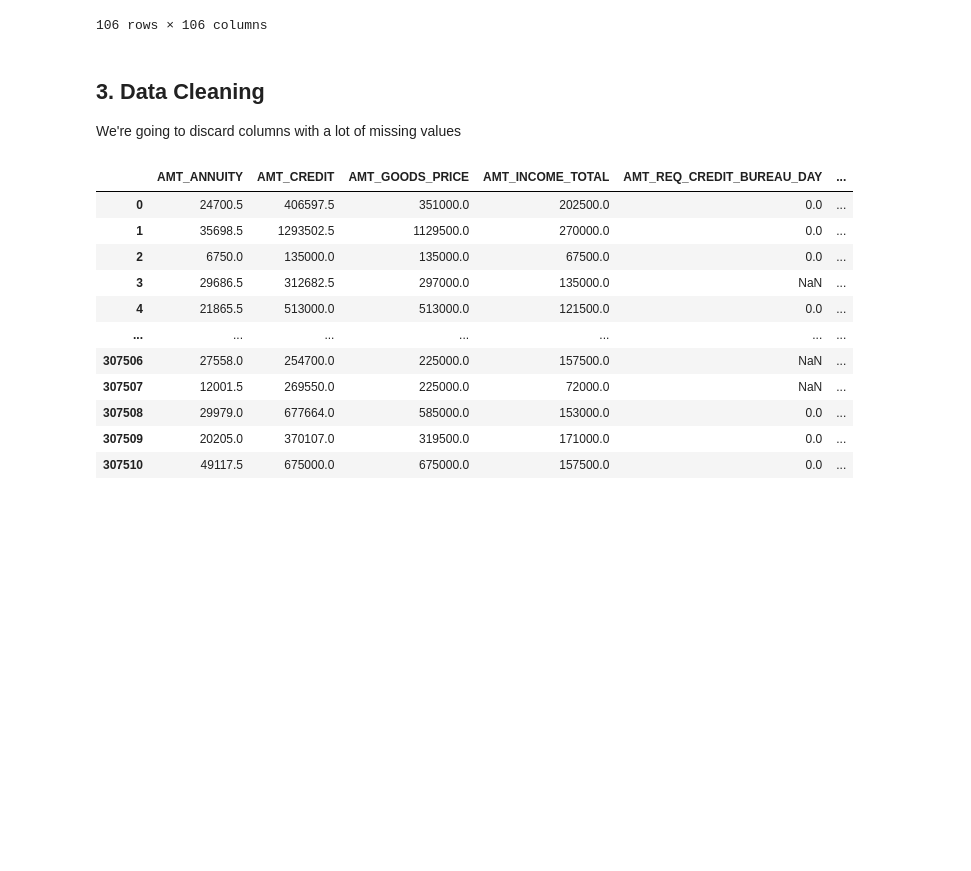
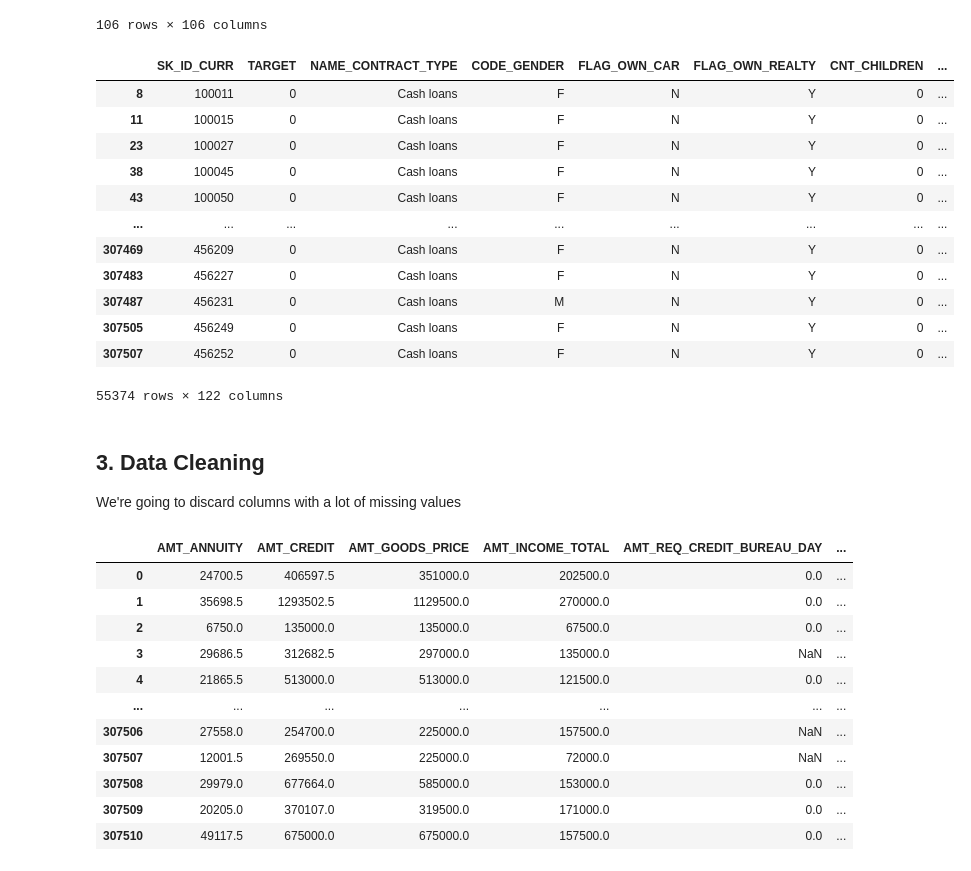
Before and after one commit to Anghelo-Salirrosas/CreditCardFraudProject, a Jupyter notebook: notebooks/1.DataPreparation.ipynb, the cells around one changed output. Saved outputs shown, nothing was run; the diff lists cells and outputs as text; code cells hidden in the pictures; blank space fills up the shorter version.

```diff
--- a/notebooks/1.DataPreparation.ipynb
+++ b/notebooks/1.DataPreparation.ipynb
@@ -104,6 +104,22 @@ original_data.corr(numeric_only=True)
 | AMT_REQ_CREDIT_BUREAU_QRT | 0.001025 | -0.002022 | -0.007836 | 0.004859 | 0.015925 | 0.010124 | 0.016432 | ... |
 | AMT_REQ_CREDIT_BUREAU_YEAR | 0.004659 | 0.019930 | -0.041550 | 0.011690 | -0.048448 | -0.011320 | -0.050998 | ... |
 106 rows × 106 columns
+# %%
+original_data[original_data['DAYS_EMPLOYED']==365243]
+# %% [output]
+|  | SK_ID_CURR | TARGET | NAME_CONTRACT_TYPE | CODE_GENDER | FLAG_OWN_CAR | FLAG_OWN_REALTY | CNT_CHILDREN | ... |
+| 8 | 100011 | 0 | Cash loans | F | N | Y | 0 | ... |
+| 11 | 100015 | 0 | Cash loans | F | N | Y | 0 | ... |
+| 23 | 100027 | 0 | Cash loans | F | N | Y | 0 | ... |
+| 38 | 100045 | 0 | Cash loans | F | N | Y | 0 | ... |
+| 43 | 100050 | 0 | Cash loans | F | N | Y | 0 | ... |
+| ... | ... | ... | ... | ... | ... | ... | ... | ... |
+| 307469 | 456209 | 0 | Cash loans | F | N | Y | 0 | ... |
+| 307483 | 456227 | 0 | Cash loans | F | N | Y | 0 | ... |
+| 307487 | 456231 | 0 | Cash loans | M | N | Y | 0 | ... |
+| 307505 | 456249 | 0 | Cash loans | F | N | Y | 0 | ... |
+| 307507 | 456252 | 0 | Cash loans | F | N | Y | 0 | ... |
+55374 rows × 122 columns
 # %% [markdown]
 ## 3. Data Cleaning
 We're going to discard columns with a lot of missing values
```
Also changed, not shown: parts of 4 cells of this notebook, 1 other file.
